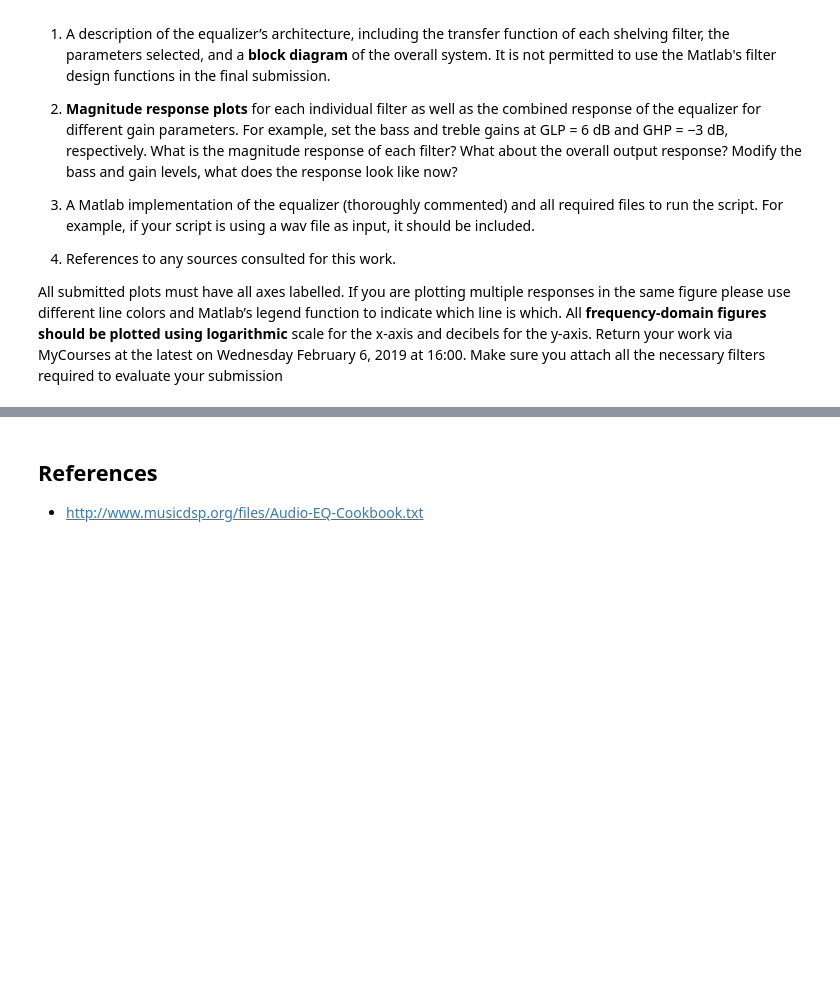
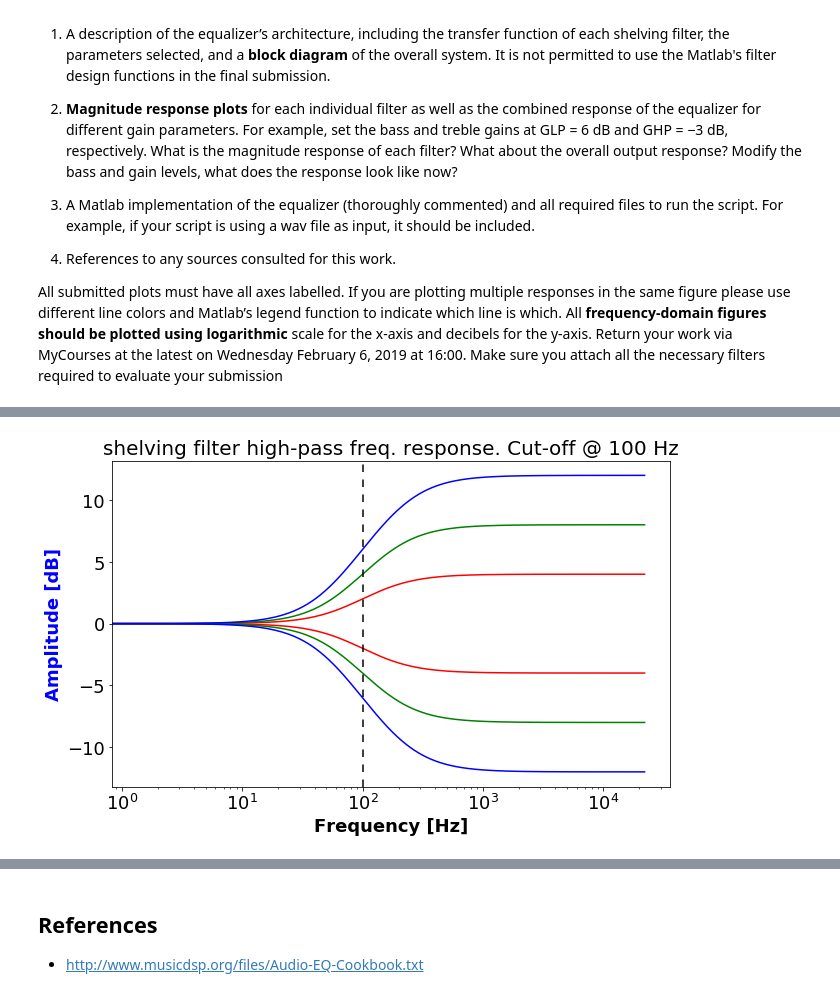
Before and after one commit to SuperShinyEyes/aalto-audio-signal-processing, a Jupyter notebook: homeworks/HW_2_Equalizer_Design.ipynb, the cells around one changed output, grey strips where cells are left out. Cells and saved outputs as stored; diff of their text form; code cells hidden in the pictures; blank space fills up the shorter version.

```diff
--- a/homeworks/HW_2_Equalizer_Design.ipynb
+++ b/homeworks/HW_2_Equalizer_Design.ipynb
@@ -28,0 +161,4 @@ violin.make_audio()
+# %%
+get_filter_frequency_response(shelving_1st_order, 100, mode='high')
+# %% [output]
+[figure, added]
```
Also changed, not shown: parts of 9 cells of this notebook, 19 other files.
